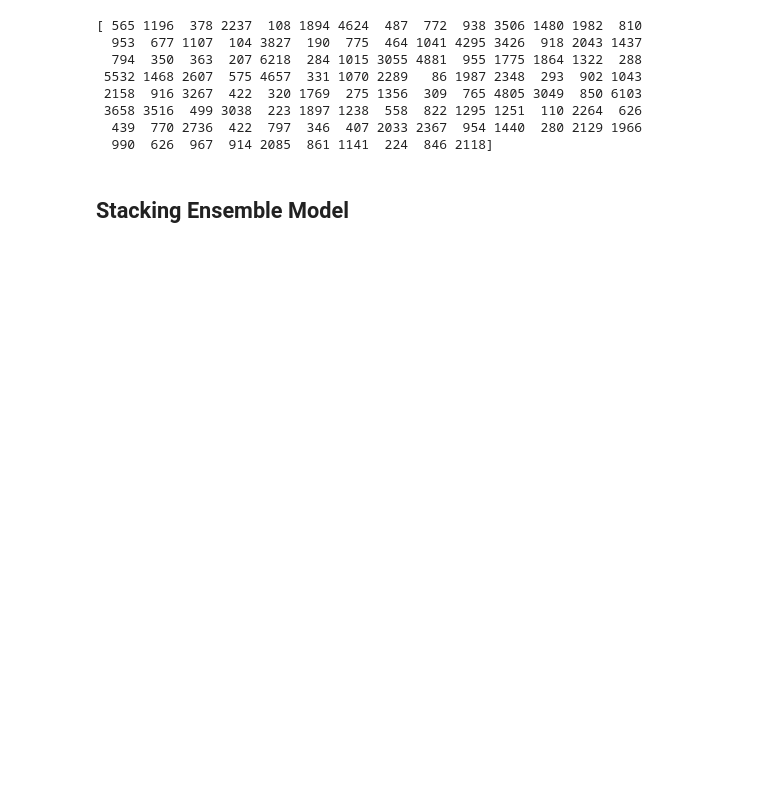
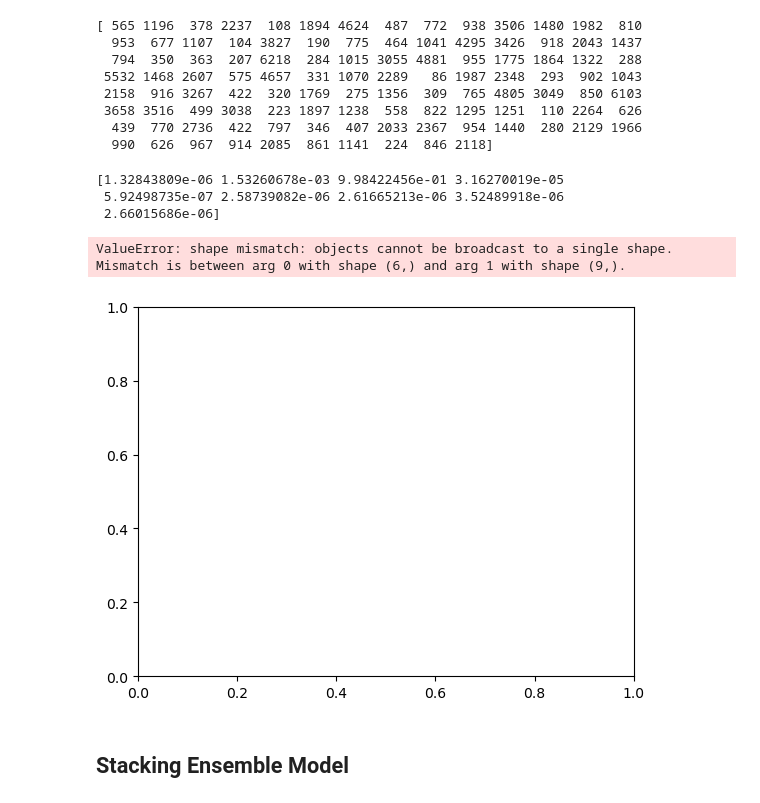
Before and after one commit to stopdemir/Machine-Learning-Study, a Jupyter notebook: SWC.ipynb, the cells around one changed output. Drawn from its saved outputs; the diff is of its cells as text; code cells hidden in the pictures; blank space fills up the shorter version.

```diff
--- a/SWC.ipynb
+++ b/SWC.ipynb
@@ -232,6 +242,14 @@ accuracy_train = accuracy_score(predicted_train, y_train)
 accuracy_test = accuracy_score(predicted, y_test)
 print(f'Accuracy_train: {accuracy_train}')
 print(f'Accuracy_test: {accuracy_test}')
+print(confusion_matrix(y_test, predicted))
+print(confusion_matrix(y_train, predicted_train))
+
+y_proba = lgbm.predict_proba(X_test)
+
+# Evaluate the log loss of the stacking classifier (for probabilistic predictions)
+log_loss_value = log_loss(y_test, y_proba)
+print(f"LGBMC Log Loss: {log_loss_value}")
 # %% [output]
 [LightGBM] [Warning] bagging_freq is set=2, subsample_freq=0 will be ignored. Current value: bagging_freq=2
 [LightGBM] [Warning] lambda_l1 is set=5.117571145089835e-06, reg_alpha=0.0 will be ignored. Current value: lambda_l1=5.117571145089835e-06
@@ -251,6 +282,20 @@ print(lgbm.feature_importances_)
  3658 3516  499 3038  223 1897 1238  558  822 1295 1251  110 2264  626
   439  770 2736  422  797  346  407 2033 2367  954 1440  280 2129 1966
   990  626  967  914 2085  861 1141  224  846 2118]
+# %%
+print(y_proba[1])
+
+plt.bar(list(range(1,7)), y_proba[1])
+plt.xlabel('index')
+plt.ylabel('probability')
+plt.title('Class Distribution in the Dataset')
+plt.show()
+# %% [output]
+[1.32843809e-06 1.53260678e-03 9.98422456e-01 3.16270019e-05
+ 5.92498735e-07 2.58739082e-06 2.61665213e-06 3.52489918e-06
+ 2.66015686e-06]
+ValueError: shape mismatch: objects cannot be broadcast to a single shape.  Mismatch is between arg 0 with shape (6,) and arg 1 with shape (9,).
+[figure, added]
 # %% [markdown]
 ## Stacking Ensemble Model
 # %%
```
Also changed, not shown: parts of 3 cells of this notebook.
